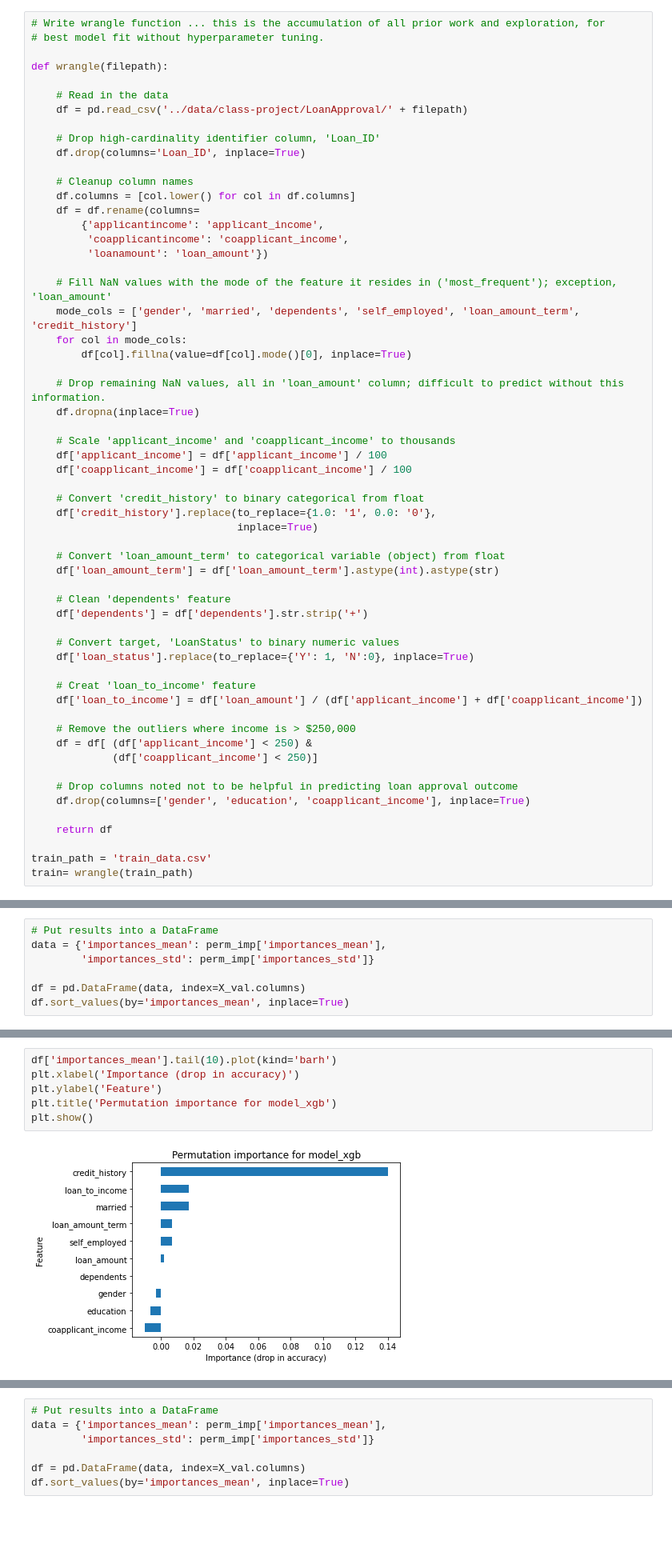
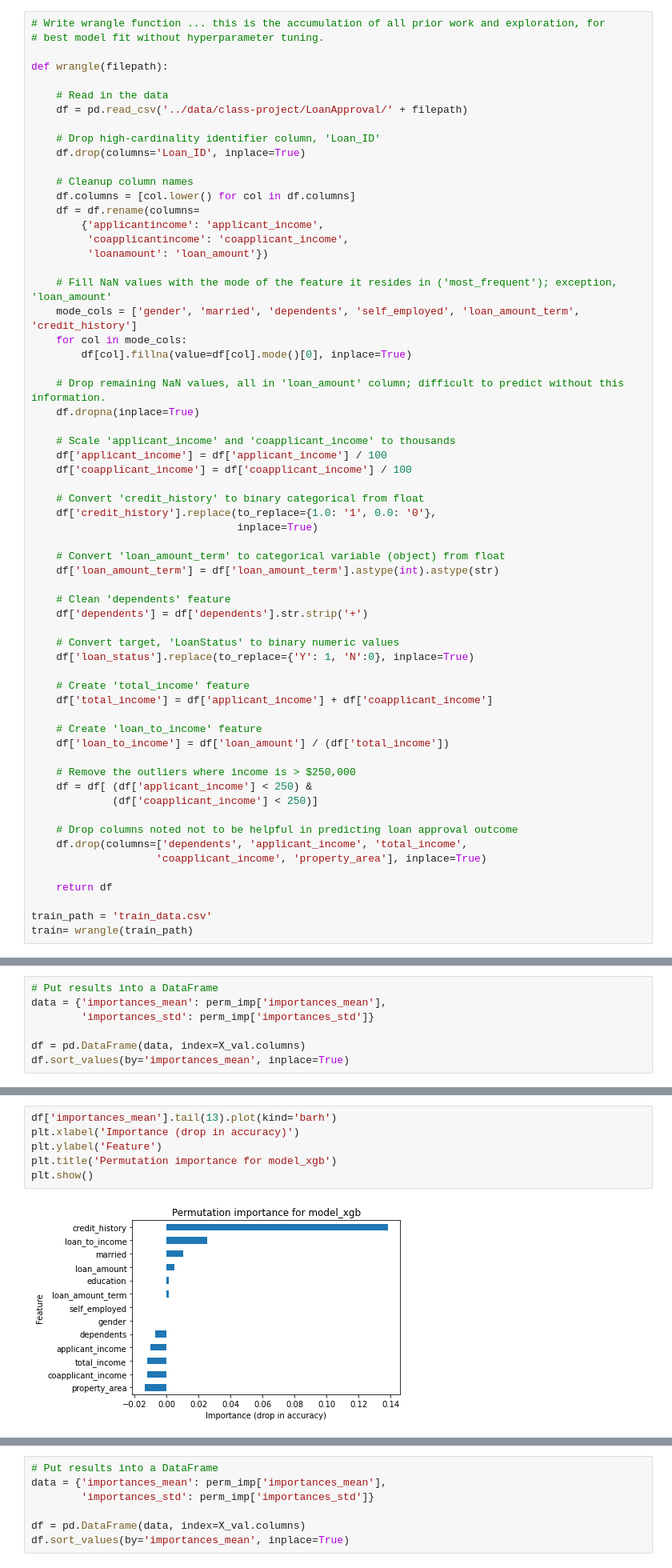
Before and after one commit to Frank-Howd/DS-Unit-2-Applied-Modeling, a Jupyter notebook: module4-model-interpretation/Final Unit-2 Project .ipynb, the cells around one changed output, grey strips where cells are left out. Shown: that part at 80% size. Cells and saved outputs as stored; diff of their text form; blank space fills up the shorter version.

```diff
--- a/module4-model-interpretation/Final Unit-2 Project .ipynb
+++ b/module4-model-interpretation/Final Unit-2 Project .ipynb
@@ -366,15 +356,19 @@ def wrangle(filepath):
     # Convert target, 'LoanStatus' to binary numeric values
     df['loan_status'].replace(to_replace={'Y': 1, 'N':0}, inplace=True)
 
-    # Creat 'loan_to_income' feature
-    df['loan_to_income'] = df['loan_amount'] / (df['applicant_income'] + df['coapplicant_income'])
+    # Create 'total_income' feature
+    df['total_income'] = df['applicant_income'] + df['coapplicant_income']
+
+    # Create 'loan_to_income' feature
+    df['loan_to_income'] = df['loan_amount'] / (df['total_income'])
 
     # Remove the outliers where income is > $250,000
     df = df[ (df['applicant_income'] < 250) &
              (df['coapplicant_income'] < 250)]
 
     # Drop columns noted not to be helpful in predicting loan approval outcome
-    df.drop(columns=['gender', 'education', 'coapplicant_income'], inplace=True)
+    df.drop(columns=['dependents', 'applicant_income', 'total_income',
+                    'coapplicant_income', 'property_area'], inplace=True)
 
     return df
 
@@ -802,11 +798,11 @@ df
 # %%
-df['importances_mean'].tail(10).plot(kind='barh')
+df['importances_mean'].tail(13).plot(kind='barh')
 plt.xlabel('Importance (drop in accuracy)')
 plt.ylabel('Feature')
 plt.title('Permutation importance for model_xgb')
 plt.show()
 # %% [output]
-[figure, old version]
+[figure, new version]
 # %%
 # XGBoost
 importances = model_xgb.named_steps['xgbclassifier'].feature_importances_
```
Also changed, not shown: parts of 49 cells of this notebook.
